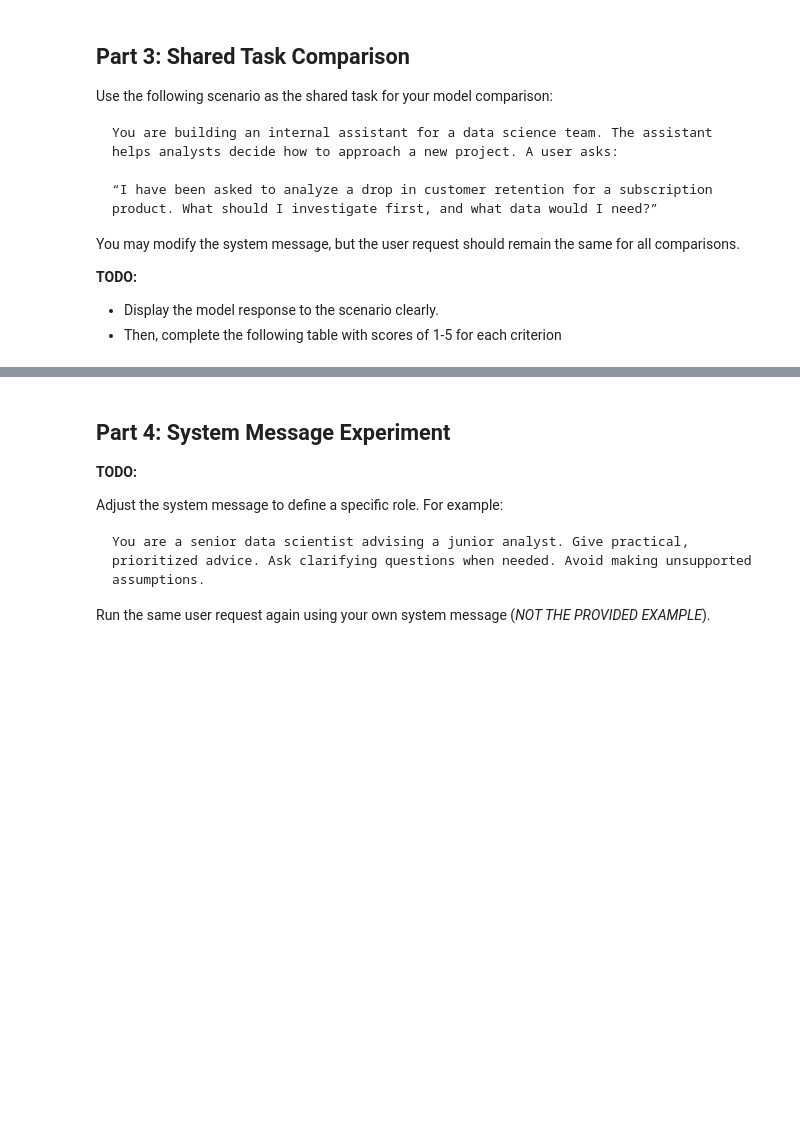
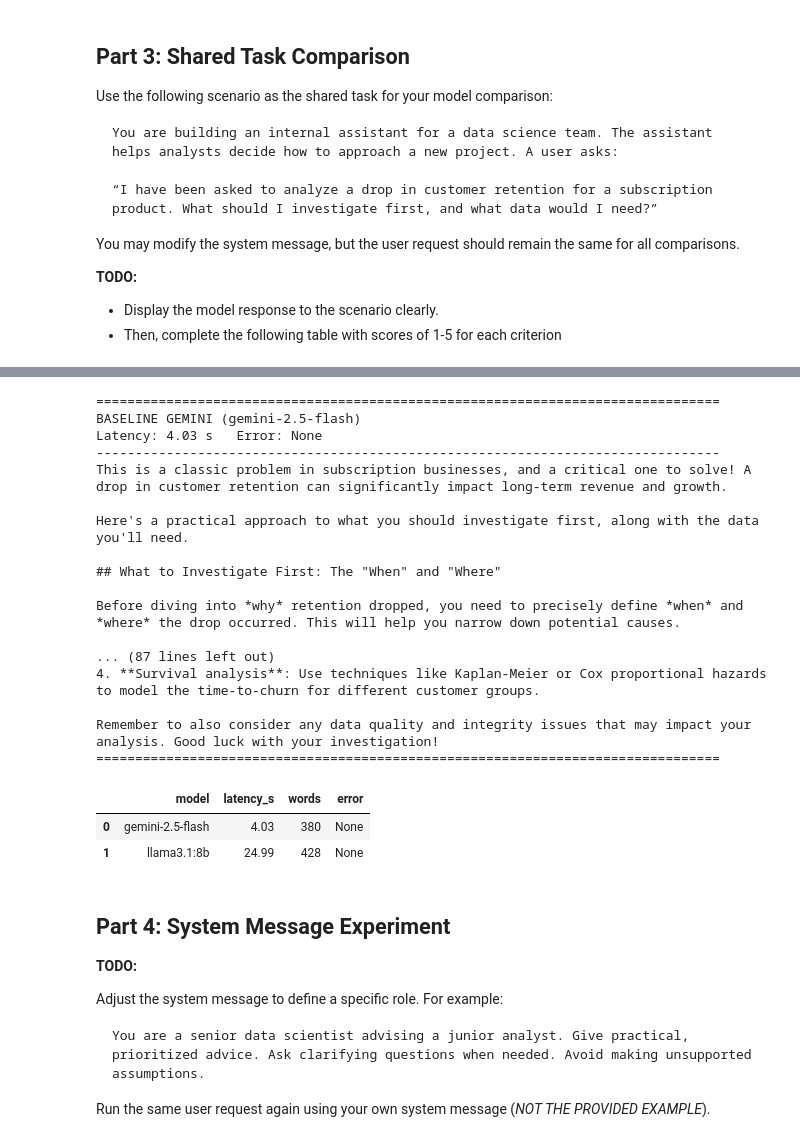
Before and after one commit to mohitpalsingh-sd/aai-530-llm-engineering, a Jupyter notebook: M1_LLM_Access_Comparison.ipynb, the cells around one changed output, grey strips where cells are left out. Cells and saved outputs as stored; diff of their text form; code cells hidden in the pictures; blank space fills up the shorter version.

```diff
--- a/M1_LLM_Access_Comparison.ipynb
+++ b/M1_LLM_Access_Comparison.ipynb
@@ -54,0 +120,18 @@ If you are unable to access a paid API, you may use a free or locally available
+# %%
+# Using the same question helps make the comparison fair.
+# We will later change the system message while keeping the user question unchanged.
+
+# The same user question will be sent to both models.
+USER_QUESTION = """
+I have been asked to analyze a drop in customer retention
+for a subscription product. What should I investigate first,
+and what data would I need?
+"""
+
+# A neutral system message for the baseline comparison.
+BASELINE_SYSTEM = """
+You are a helpful assistant supporting a data science team.
+Give practical advice and explain what data is needed.
+"""
+
+print("Shared question and baseline system message are ready.")
@@ -101,5 +279,38 @@ You may modify the system message, but the user request should remain the same f
 # %%
 # Code for PART 3
+
+# Run the same task through both models with the same neutral system message.
+baseline_results = compare(USER_QUESTION, BASELINE_SYSTEM, label="BASELINE")
+gemini_baseline, ollama_baseline = baseline_results
+
+# Summary table of the baseline run (used in Part 5).
+baseline_df = pd.DataFrame([
+    {"model": r["model"], "latency_s": r["latency_seconds"],
+     "words": len(r["answer"].split()), "error": r["error"]}
+    for r in baseline_results
+])
+baseline_df
+# %% [output]
+================================================================================
+BASELINE GEMINI (gemini-2.5-flash)
+Latency: 4.03 s   Error: None
+--------------------------------------------------------------------------------
+This is a classic problem in subscription businesses, and a critical one to solve! A drop in customer retention can significantly impact long-term revenue and growth.
+
+Here's a practical approach to what you should investigate first, along with the data you'll need.
+
+## What to Investigate First: The "When" and "Where"
+
+Before diving into *why* retention dropped, you need to precisely define *when* and *where* the drop occurred. This will help you narrow down potential causes.
+
+... (87 lines left out)
+4. **Survival analysis**: Use techniques like Kaplan-Meier or Cox proportional hazards to model the time-to-churn for different customer groups.
+
+Remember to also consider any data quality and integrity issues that may impact your analysis. Good luck with your investigation!
+================================================================================
+|  | model | latency_s | words | error |
+| 0 | gemini-2.5-flash | 4.03 | 380 | None |
+| 1 | llama3.1:8b | 24.99 | 428 | None |
 # %% [markdown]
 ## Part 4: System Message Experiment
 
```
Also changed, not shown: parts of 19 cells of this notebook.
